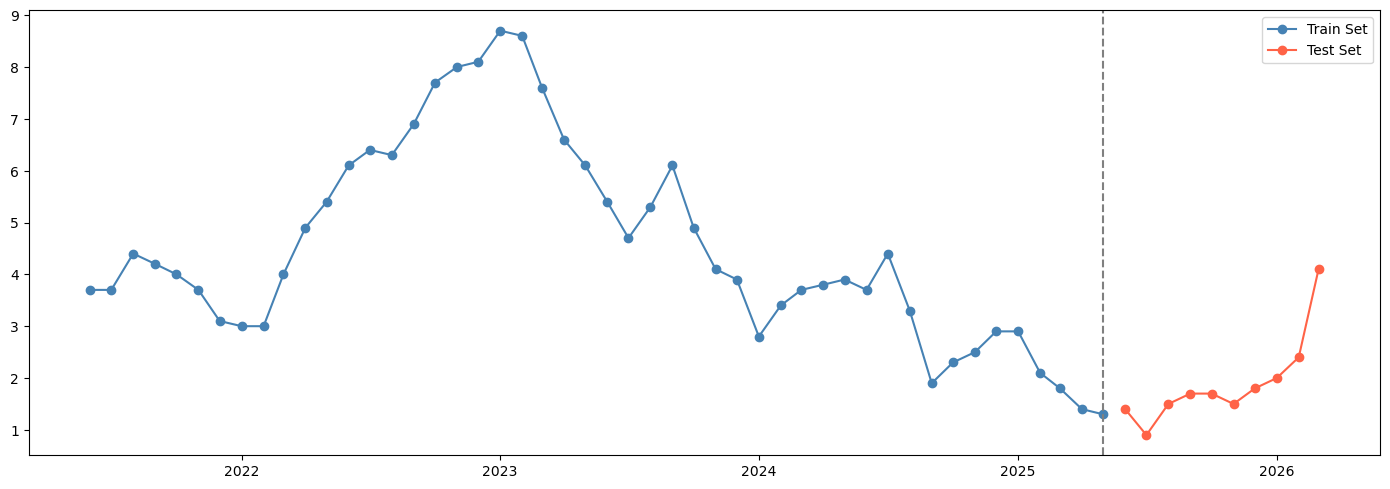
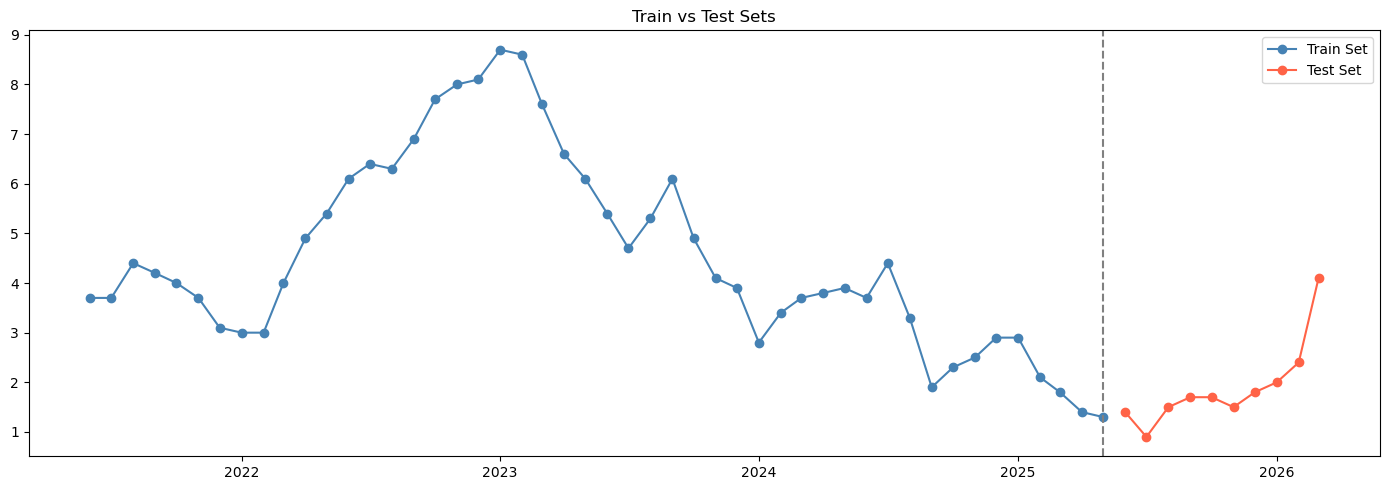
Code edit (unified diff) that turned the first committed figure into the second:
--- before
+++ after
@@ -9,4 +9,6 @@
 
 ax.axvline(train.index.max(), color='grey', linestyle='--')
+ax.set_title('Train vs Test Sets')
+
 plt.legend()
 plt.tight_layout()

Commit: finalizing project